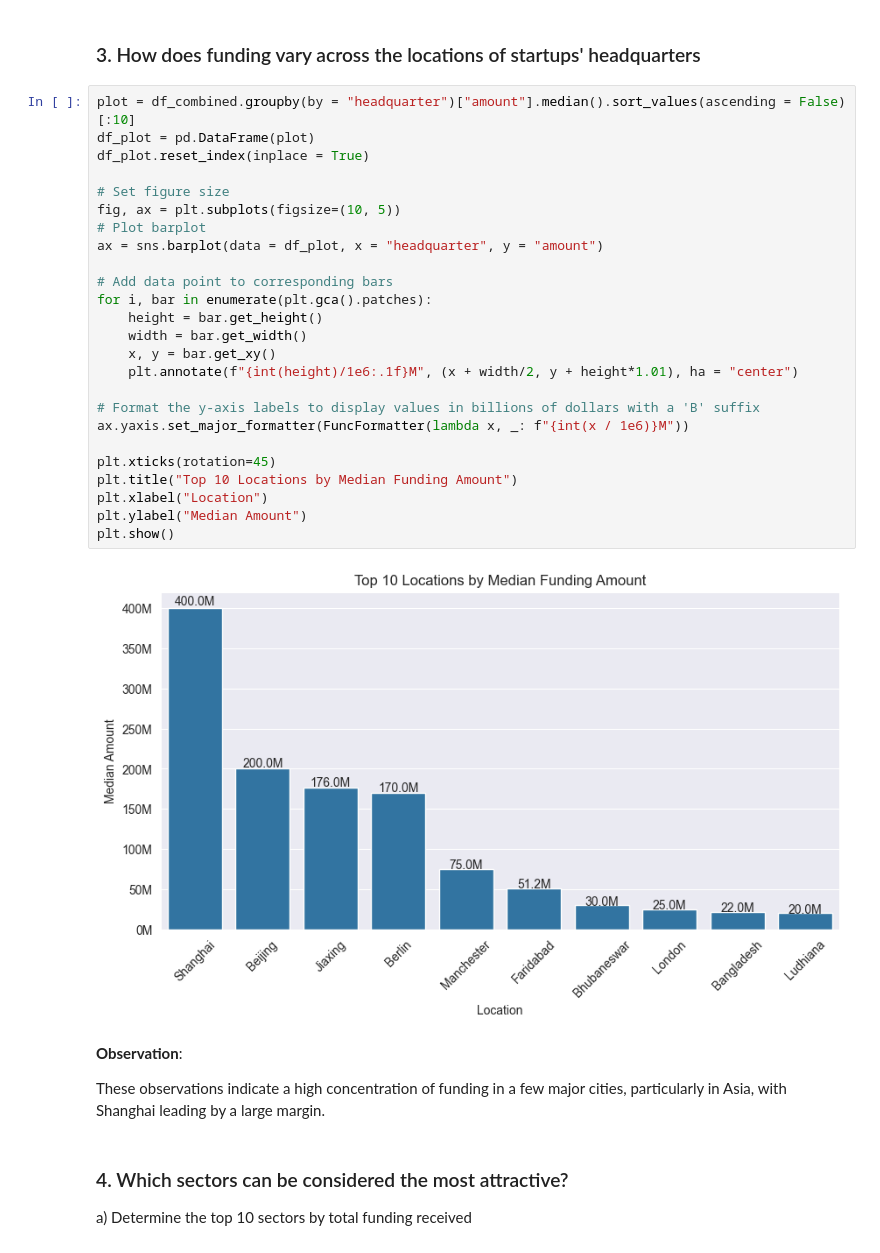
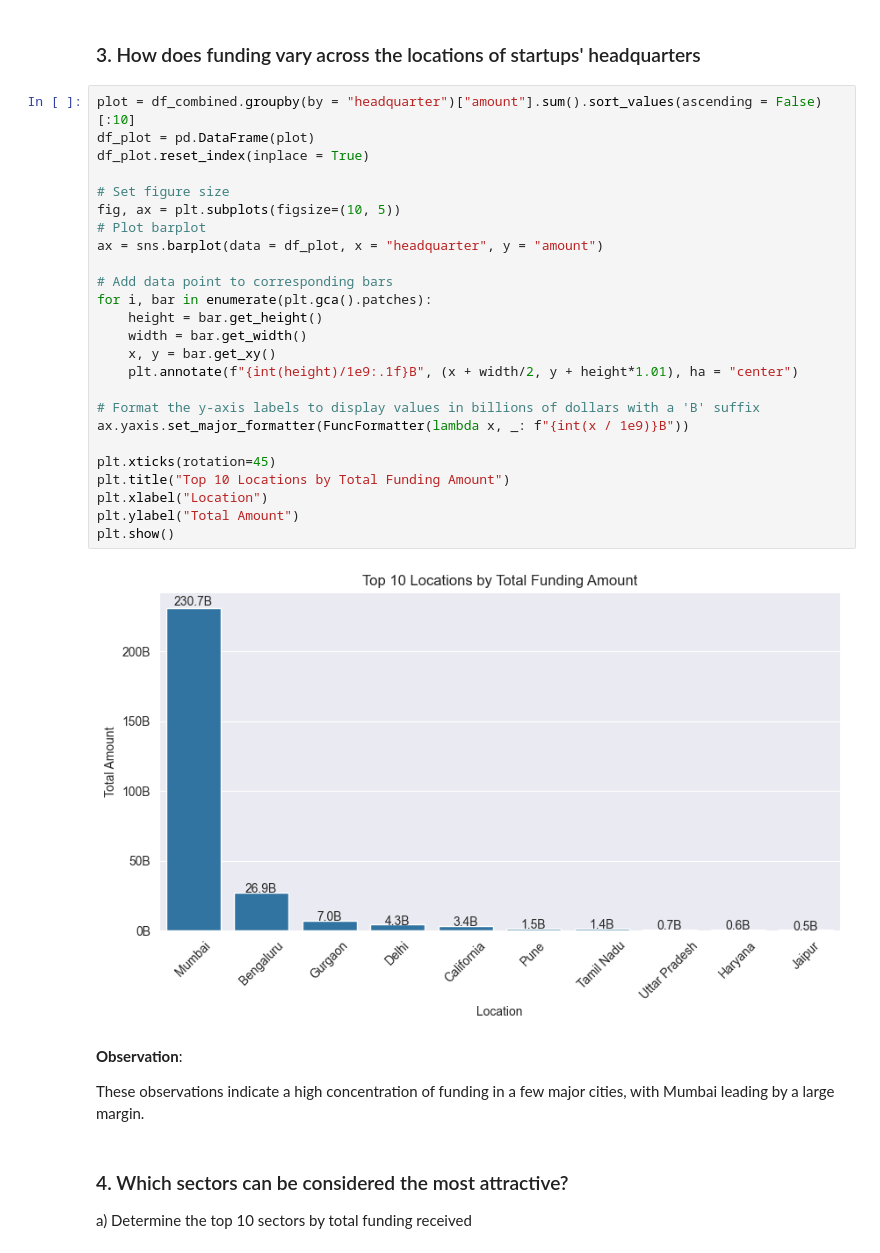
Before and after one commit to edadso/Exploring-Opportunities-in-the-Indian-Startup-Ecosystem, a Jupyter notebook: project_code.ipynb, the cells around one changed output. Drawn from its saved outputs; the diff is of its cells as text.

```diff
--- a/project_code.ipynb
+++ b/project_code.ipynb
@@ -1591,36 +1600,36 @@ taking a significant value of 0.05
 # %% [markdown]
 ### 3. How does funding vary across the locations of startups' headquarters
 # %%
-plot = df_combined.groupby(by = "headquarter")["amount"].median().sort_values(ascending = False)[:10]
+plot = df_combined.groupby(by = "headquarter")["amount"].sum().sort_values(ascending = False)[:10]
 df_plot = pd.DataFrame(plot)
 df_plot.reset_index(inplace = True)
 
 # Set figure size
 fig, ax = plt.subplots(figsize=(10, 5))
 # Plot barplot
 ax = sns.barplot(data = df_plot, x = "headquarter", y = "amount")
 
 # Add data point to corresponding bars
 for i, bar in enumerate(plt.gca().patches):
     height = bar.get_height()
     width = bar.get_width()
     x, y = bar.get_xy()
-    plt.annotate(f"{int(height)/1e6:.1f}M", (x + width/2, y + height*1.01), ha = "center")
+    plt.annotate(f"{int(height)/1e9:.1f}B", (x + width/2, y + height*1.01), ha = "center")
 
 # Format the y-axis labels to display values in billions of dollars with a 'B' suffix
-ax.yaxis.set_major_formatter(FuncFormatter(lambda x, _: f"{int(x / 1e6)}M"))
+ax.yaxis.set_major_formatter(FuncFormatter(lambda x, _: f"{int(x / 1e9)}B"))
 
 plt.xticks(rotation=45)
-plt.title("Top 10 Locations by Median Funding Amount")
+plt.title("Top 10 Locations by Total Funding Amount")
 plt.xlabel("Location")
-plt.ylabel("Median Amount")
+plt.ylabel("Total Amount")
 plt.show()
 # %% [output]
-[figure, old version]
+[figure, new version]
 # %% [markdown]
 **Observation**:
 
-These observations indicate a high concentration of funding in a few major cities, particularly in Asia, with Shanghai leading by a large margin.
+These observations indicate a high concentration of funding in a few major cities, with Mumbai leading by a large margin.
 # %% [markdown]
 ### 4. Which sectors can be considered the most attractive?
 
```
Also changed, not shown: parts of 21 cells of this notebook, 1 other file.
